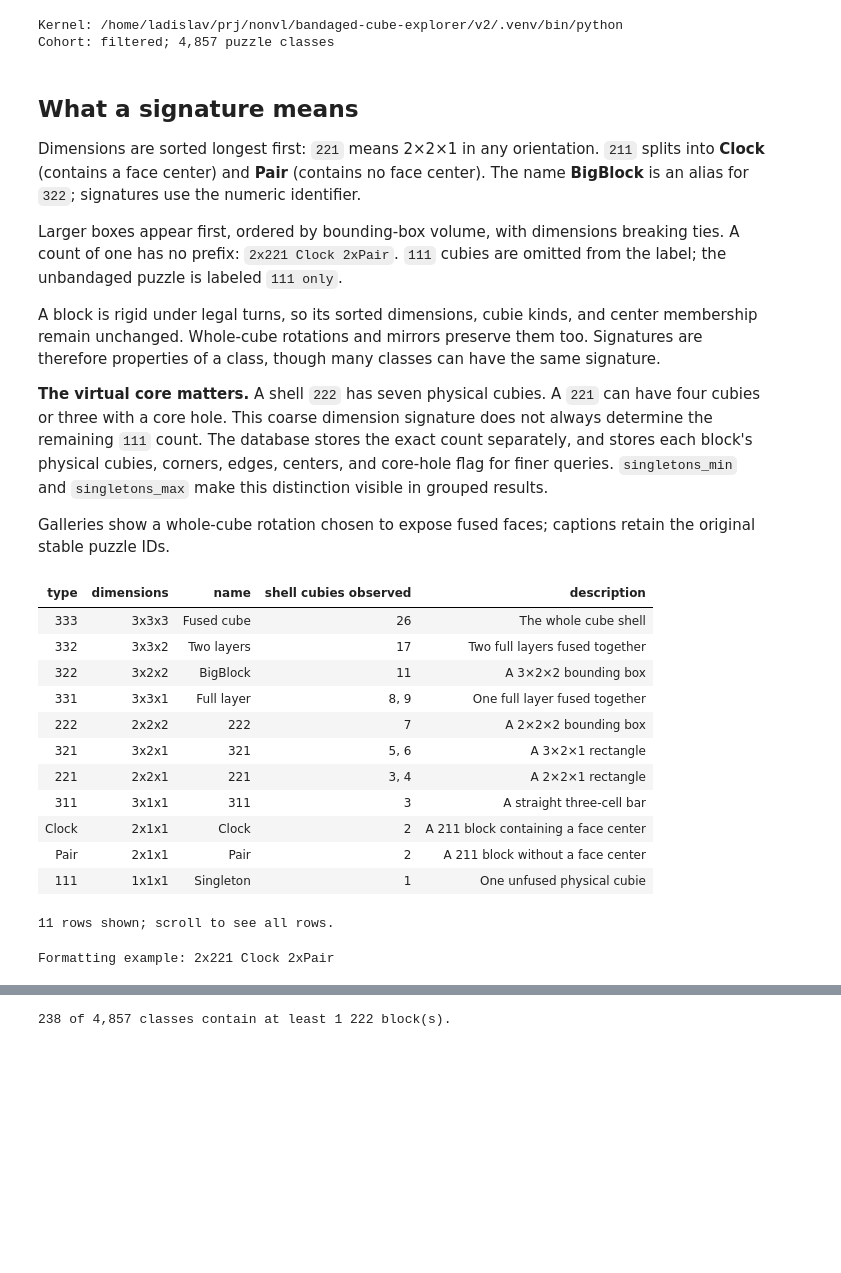
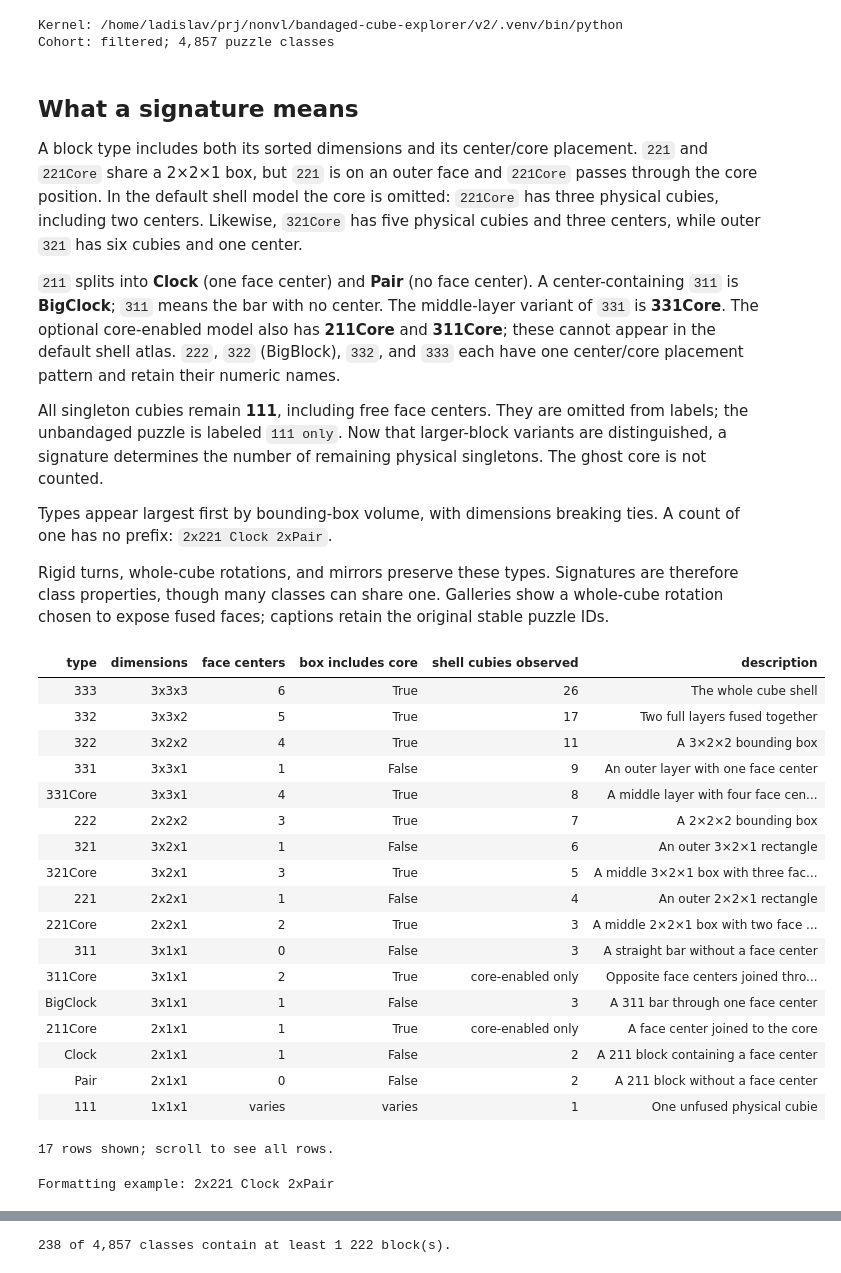
Before and after one commit to ladislavdubravsky/bandaged-cube-explorer, a Jupyter notebook: v2/examples/PuzzleSignatures.ipynb, the cells around one changed output, grey strips where cells are left out. Saved outputs shown, nothing was run; the diff lists cells and outputs as text; code cells hidden in the pictures; blank space fills up the shorter version.

```diff
--- a/v2/examples/PuzzleSignatures.ipynb
+++ b/v2/examples/PuzzleSignatures.ipynb
@@ -77,39 +77,47 @@ def gallery(rows, *, limit=6):
 # %% [markdown]
 ## What a signature means
 
-Dimensions are sorted longest first: `221` means 2×2×1 in any orientation. `211` splits into **Clock** (contains a face center) and **Pair** (contains no face center). The name **BigBlock** is an alias for `322`; signatures use the numeric identifier.
+A block type includes both its sorted dimensions and its center/core placement. `221` and `221Core` share a 2×2×1 box, but `221` is on an outer face and `221Core` passes through the core position. In the default shell model the core is omitted: `221Core` has three physical cubies, including two centers. Likewise, `321Core` has five physical cubies and three centers, while outer `321` has six cubies and one center.
 
-Larger boxes appear first, ordered by bounding-box volume, with dimensions breaking ties. A count of one has no prefix: `2x221 Clock 2xPair`. `111` cubies are omitted from the label; the unbandaged puzzle is labeled `111 only`.
+`211` splits into **Clock** (one face center) and **Pair** (no face center). A center-containing `311` is **BigClock**; `311` means the bar with no center. The middle-layer variant of `331` is **331Core**. The optional core-enabled model also has **211Core** and **311Core**; these cannot appear in the default shell atlas. `222`, `322` (BigBlock), `332`, and `333` each have one center/core placement pattern and retain their numeric names.
 
-A block is rigid under legal turns, so its sorted dimensions, cubie kinds, and center membership remain unchanged. Whole-cube rotations and mirrors preserve them too. Signatures are therefore properties of a class, though many classes can have the same signature.
+All singleton cubies remain **111**, including free face centers. They are omitted from labels; the unbandaged puzzle is labeled `111 only`. Now that larger-block variants are distinguished, a signature determines the number of remaining physical singletons. The ghost core is not counted.
 
-**The virtual core matters.** A shell `222` has seven physical cubies. A `221` can have four cubies or three with a core hole. This coarse dimension signature does not always determine the remaining `111` count. The database stores the exact count separately, and stores each block's physical cubies, corners, edges, centers, and core-hole flag for finer queries. `singletons_min` and `singletons_max` make this distinction visible in grouped results.
+Types appear largest first by bounding-box volume, with dimensions breaking ties. A count of one has no prefix: `2x221 Clock 2xPair`.
 
-Galleries show a whole-cube rotation chosen to expose fused faces; captions retain the original stable puzzle IDs.
+Rigid turns, whole-cube rotations, and mirrors preserve these types. Signatures are therefore class properties, though many classes can share one. Galleries show a whole-cube rotation chosen to expose fused faces; captions retain the original stable puzzle IDs.
 # %%
 catalogue = []
 for block in c.BLOCK_TYPES:
     sizes = atlas.query("SELECT DISTINCT cubies FROM blocks WHERE block_type = ? ORDER BY cubies",
                         (block.code,))
     catalogue.append({"type": block.code, "dimensions": "x".join(map(str, block.dimensions)),
-                      "name": block.name, "shell cubies observed": ", ".join(str(row["cubies"]) for row in sizes),
+                      "face centers": block.centers if block.centers is not None else "varies",
+                      "box includes core": block.core_position if block.core_position is not None else "varies",
+                      "shell cubies observed": ", ".join(str(row["cubies"]) for row in sizes) or "core-enabled only",
                       "description": block.description})
 table(catalogue)
 print("Formatting example:", c.format_signature({"Pair": 2, "221": 2, "Clock": 1}))
 # %% [output]
-| type | dimensions | name | shell cubies observed | description |
-| 333 | 3x3x3 | Fused cube | 26 | The whole cube shell |
-| 332 | 3x3x2 | Two layers | 17 | Two full layers fused together |
-| 322 | 3x2x2 | BigBlock | 11 | A 3×2×2 bounding box |
-| 331 | 3x3x1 | Full layer | 8, 9 | One full layer fused together |
-| 222 | 2x2x2 | 222 | 7 | A 2×2×2 bounding box |
-| 321 | 3x2x1 | 321 | 5, 6 | A 3×2×1 rectangle |
-| 221 | 2x2x1 | 221 | 3, 4 | A 2×2×1 rectangle |
-| 311 | 3x1x1 | 311 | 3 | A straight three-cell bar |
-| Clock | 2x1x1 | Clock | 2 | A 211 block containing a face center |
-| Pair | 2x1x1 | Pair | 2 | A 211 block without a face center |
-| 111 | 1x1x1 | Singleton | 1 | One unfused physical cubie |
+| type | dimensions | face centers | box includes core | shell cubies observed | description |
+| 333 | 3x3x3 | 6 | True | 26 | The whole cube shell |
+| 332 | 3x3x2 | 5 | True | 17 | Two full layers fused together |
+| 322 | 3x2x2 | 4 | True | 11 | A 3×2×2 bounding box |
+| 331 | 3x3x1 | 1 | False | 9 | An outer layer with one face center |
+| 331Core | 3x3x1 | 4 | True | 8 | A middle layer with four face cen... |
+| 222 | 2x2x2 | 3 | True | 7 | A 2×2×2 bounding box |
+| 321 | 3x2x1 | 1 | False | 6 | An outer 3×2×1 rectangle |
+| 321Core | 3x2x1 | 3 | True | 5 | A middle 3×2×1 box with three fac... |
+| 221 | 2x2x1 | 1 | False | 4 | An outer 2×2×1 rectangle |
+| 221Core | 2x2x1 | 2 | True | 3 | A middle 2×2×1 box with two face ... |
+| 311 | 3x1x1 | 0 | False | 3 | A straight bar without a face center |
+| 311Core | 3x1x1 | 2 | True | core-enabled only | Opposite face centers joined thro... |
+| BigClock | 3x1x1 | 1 | False | 3 | A 311 bar through one face center |
+| 211Core | 2x1x1 | 1 | True | core-enabled only | A face center joined to the core |
+| Clock | 2x1x1 | 1 | False | 2 | A 211 block containing a face center |
+| Pair | 2x1x1 | 0 | False | 2 | A 211 block without a face center |
+| 111 | 1x1x1 | varies | varies | 1 | One unfused physical cubie |
-11 rows shown; scroll to see all rows.
+17 rows shown; scroll to see all rows.
 Formatting example: 2x221 Clock 2xPair
 # %% [markdown]
 ## Compare the atlases
```
Also changed, not shown: parts of 13 cells of this notebook, 5 other files.
